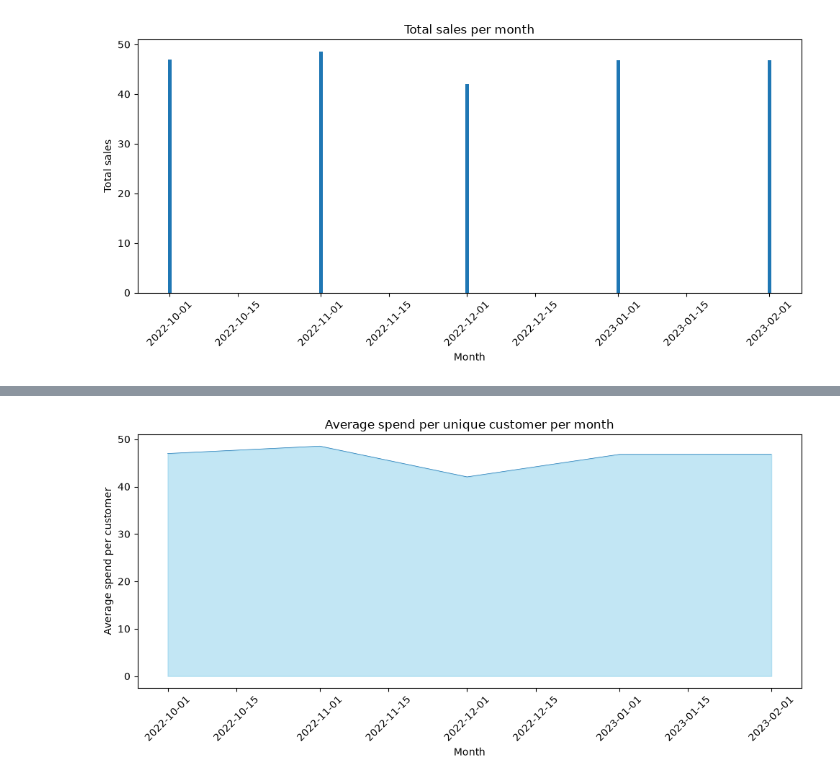
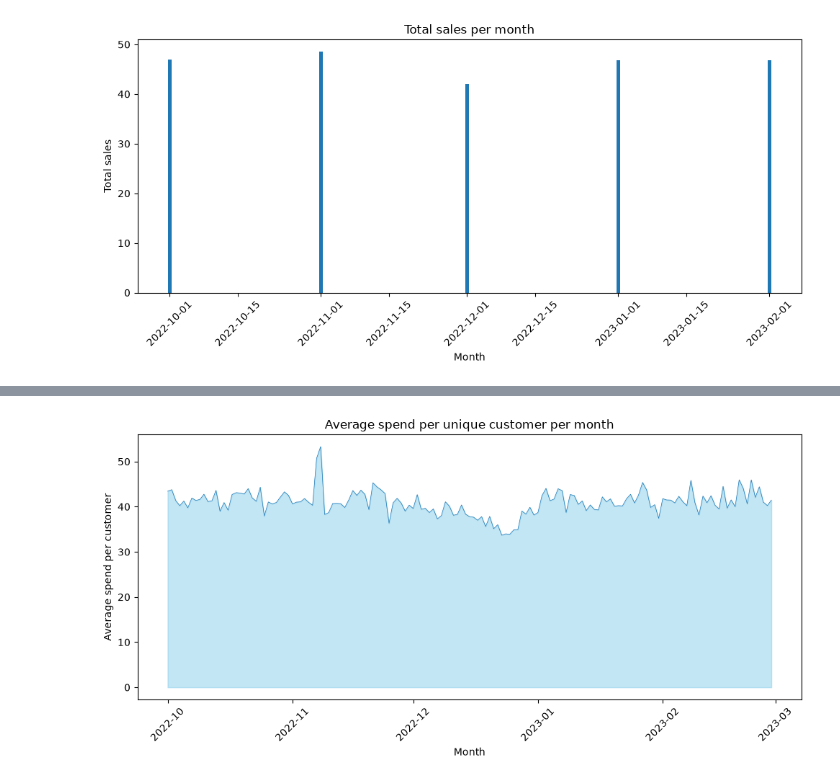
Before and after one commit to Numbersdontlie/Data-Science-Piscine, a Jupyter notebook: day3/ex01/ex01.ipynb, the cells around one changed output, grey strips where cells are left out. Drawn from its saved outputs; the diff is of its cells as text; code cells hidden in the pictures.

Commit message:
switch truncate method: instead of month, changed to day so the graph show more granularity

```diff
--- a/day3/ex01/ex01.ipynb
+++ b/day3/ex01/ex01.ipynb
@@ -155,31 +155,31 @@ plt.show()
 # %%
 # Graph 3: average spend per unique customer per month
 # create the dataframe with the data for the graph
 df_avg_spend = (
     df_purchase
-    .with_columns(pl.col("event_time").dt.truncate("1mo").alias("month"))
+    .with_columns(pl.col("event_time").dt.truncate("1d").alias("month"))
     .group_by("month")
     .agg([
         pl.col("price").sum().alias("total_sales"),
         pl.col("user_id").n_unique().alias("unique_customers"),
     ])
     .with_columns((pl.col("total_sales") / pl.col("unique_customers")).alias("avg_spend_per_customer"))
     .sort("month")
 )
 
 # set the x and y values for the graph
 x = df_avg_spend["month"].to_list()
 y = df_avg_spend["avg_spend_per_customer"].to_list()
 
 # plot the graph
 plt.figure(figsize=(10, 5))
 plt.fill_between(x, y, color="skyblue", alpha=0.5)
 plt.plot(x, y, linewidth=0.5)
 plt.title("Average spend per unique customer per month")
 plt.xlabel("Month")
 plt.ylabel("Average spend per customer")
 plt.xticks(rotation=45)
 plt.tight_layout()
 plt.show()
 # %% [output]
-[figure, old version]
+[figure, new version]
```
Also changed, not shown: parts of 2 cells of this notebook.
